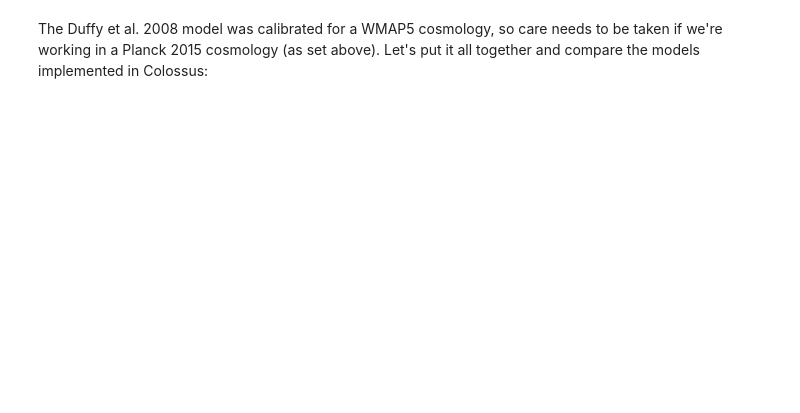
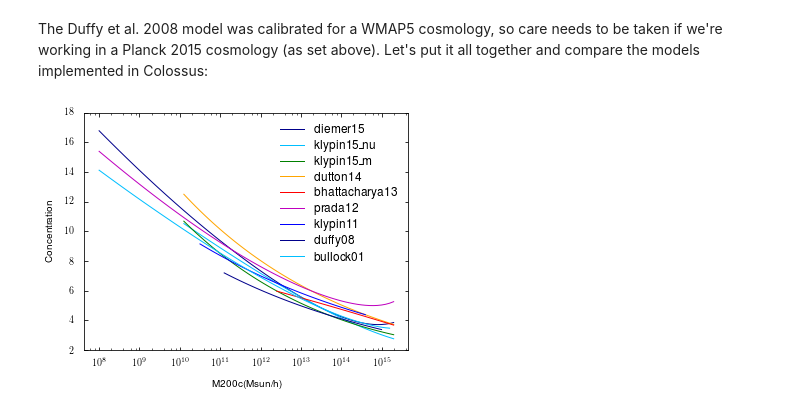
Before and after one commit to Shiriny24/colossus, a Jupyter notebook: tutorials/tutorial_halo_concentration.ipynb, the cells around one changed output. Drawn from its saved outputs; the diff is of its cells as text; code cells hidden in the pictures; blank space fills up the shorter version.

```diff
--- a/tutorials/tutorial_halo_concentration.ipynb
+++ b/tutorials/tutorial_halo_concentration.ipynb
@@ -19,5 +19,5 @@ from colossus.halo import concentration
 # %% [markdown]
 Now we can evaluate concentrations for a range of models of the c-M relation. First, let's list the models Colossus implements:
 # %%
-for model_name in concentration.MODELS:
+for model_name in concentration.models:
     print(model_name)
@@ -49,13 +70,15 @@ The Duffy et al. 2008 model was calibrated for a WMAP5 cosmology, so care needs
 # %%
 cosmology.setCosmology('bolshoi')
 M = 10**np.arange(8.0, 15.4, 0.1)
 
 plt.figure()
 plt.xscale('log')
 plt.xlabel('M200c(Msun/h)')
 plt.ylabel('Concentration')
-for model_name in concentration.MODELS:
+for model_name in concentration.models:
     c, mask = concentration.concentration(M, '200c', 0.0, model = model_name, range_return = True)
     plt.plot(M[mask], c[mask], label = model_name.replace('_', '\_'))
 plt.ylim(2.0, 18.0)
 plt.legend();
+# %% [output]
+[figure, added]
```
Also changed, not shown: parts of 6 cells of this notebook, 8 other files.
